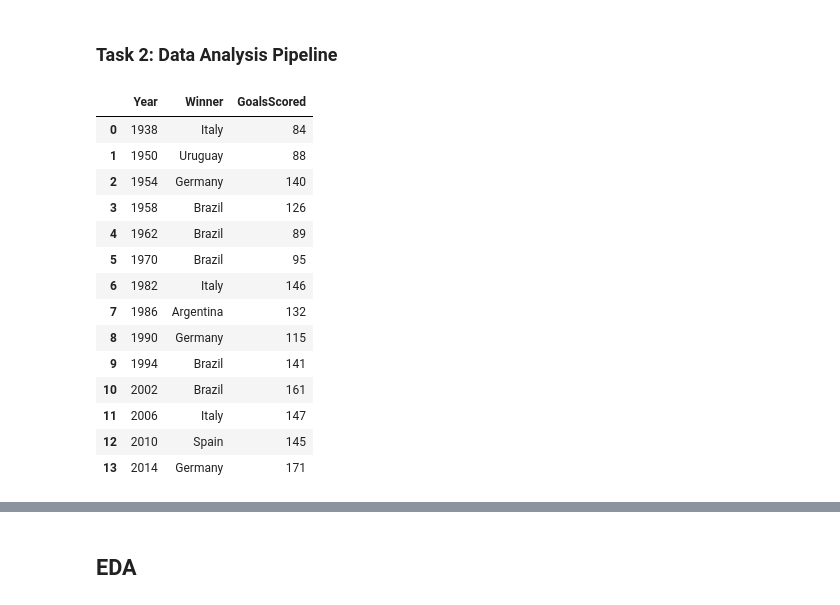
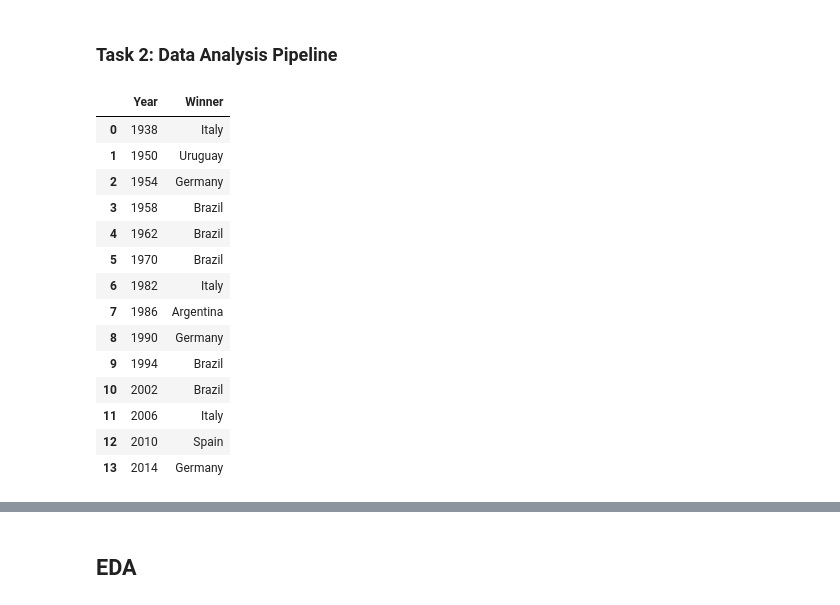
Before and after one commit to ubco-W2022T1-cosc301/project-group49, a Jupyter notebook: notebooks/analysis2-Cherry_v2.ipynb, the cells around one changed output, grey strips where cells are left out. Drawn from its saved outputs; the diff is of its cells as text; code cells hidden in the pictures.

```diff
--- a/notebooks/analysis2-Cherry_v2.ipynb
+++ b/notebooks/analysis2-Cherry_v2.ipynb
@@ -81,21 +170,21 @@ dtype: int64
 # %% [markdown]
 ### Task 2: Data Analysis Pipeline
 # %%
-df = p2.load_and_process("../data/raw/WorldCups.csv")
+df = p2.load_and_process1("../data/raw/WorldCups.csv")
 df
 # %% [output]
-|  | Year | Winner | GoalsScored |
-| 0 | 1938 | Italy | 84 |
-| 1 | 1950 | Uruguay | 88 |
-| 2 | 1954 | Germany | 140 |
-| 3 | 1958 | Brazil | 126 |
-| 4 | 1962 | Brazil | 89 |
-| 5 | 1970 | Brazil | 95 |
-| 6 | 1982 | Italy | 146 |
-| 7 | 1986 | Argentina | 132 |
-| 8 | 1990 | Germany | 115 |
-| 9 | 1994 | Brazil | 141 |
-| 10 | 2002 | Brazil | 161 |
-| 11 | 2006 | Italy | 147 |
-| 12 | 2010 | Spain | 145 |
-| 13 | 2014 | Germany | 171 |
+|  | Year | Winner |
+| 0 | 1938 | Italy |
+| 1 | 1950 | Uruguay |
+| 2 | 1954 | Germany |
+| 3 | 1958 | Brazil |
+| 4 | 1962 | Brazil |
+| 5 | 1970 | Brazil |
+| 6 | 1982 | Italy |
+| 7 | 1986 | Argentina |
+| 8 | 1990 | Germany |
+| 9 | 1994 | Brazil |
+| 10 | 2002 | Brazil |
+| 11 | 2006 | Italy |
+| 12 | 2010 | Spain |
+| 13 | 2014 | Germany |
```
Also changed, not shown: parts of 22 cells of this notebook, 6 other files.
